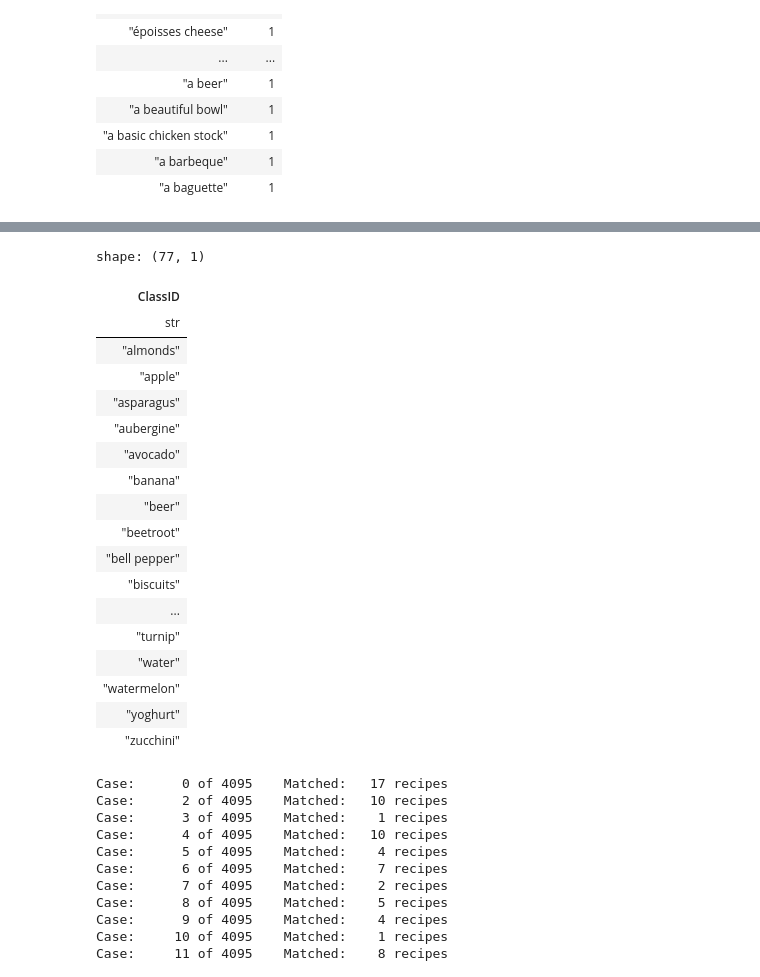
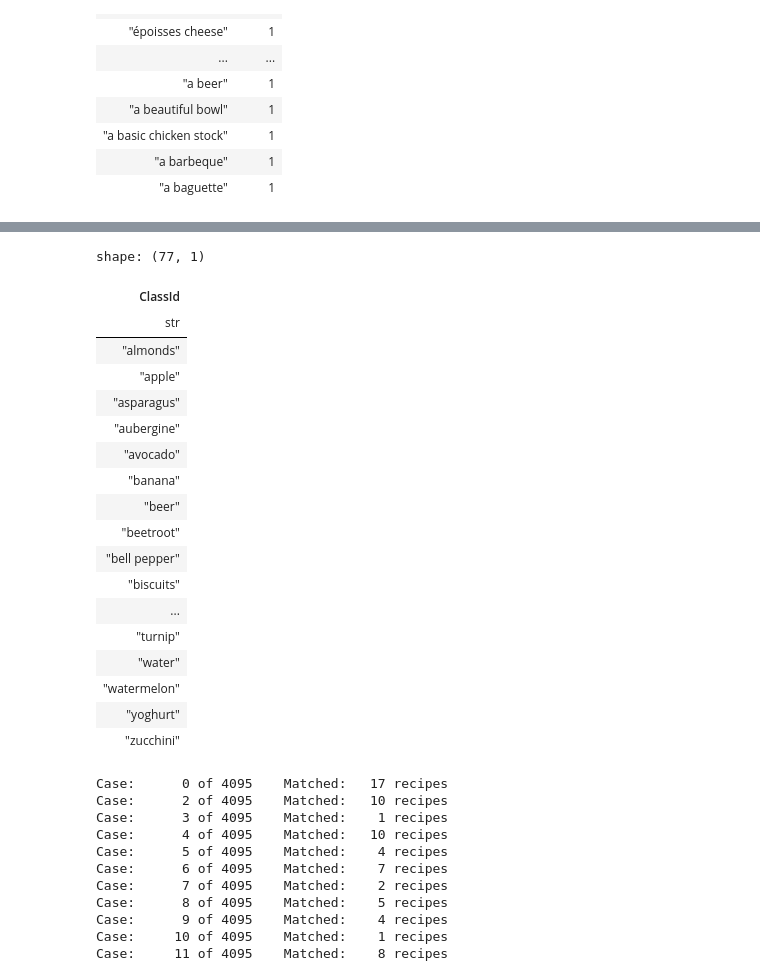
Before and after one commit to teddy661/gotmeals, a Jupyter notebook: EDA/RecipeNLG_ed_EDA.ipynb, the cells around one changed output, grey strips where cells are left out. Cells and saved outputs as stored; diff of their text form; code cells hidden in the pictures.

Commit message:
commonize parquet schema for concatenating

```diff
--- a/EDA/RecipeNLG_ed_EDA.ipynb
+++ b/EDA/RecipeNLG_ed_EDA.ipynb
@@ -165,11 +146,11 @@ shape: (77, 1)
 # %%
 common_ingredients_df = pl.DataFrame(common_ingredients)
-common_ingredients_df = common_ingredients_df.rename({"column_0": "ClassID"})
+common_ingredients_df = common_ingredients_df.rename({"column_0": "ClassId"})
 common_ingredients_df.write_parquet("common_ingredients.parquet")
 common_ingredients_df
 # %% [output]
 shape: (77, 1)
-| ClassID |
+| ClassId |
 | str |
 | "almonds" |
 | "apple" |
```
Also changed, not shown: parts of 1 cell of this notebook, 2 other files.
